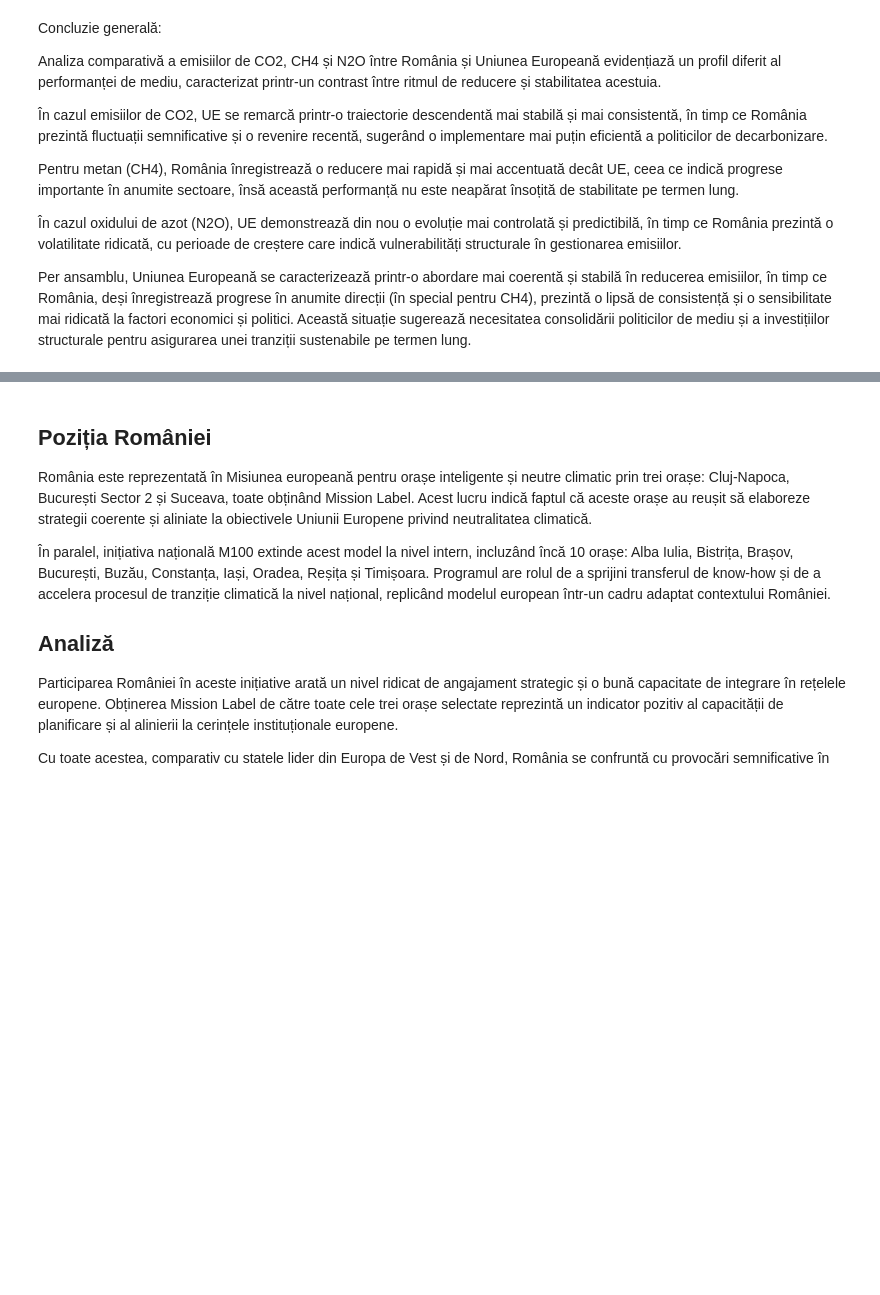
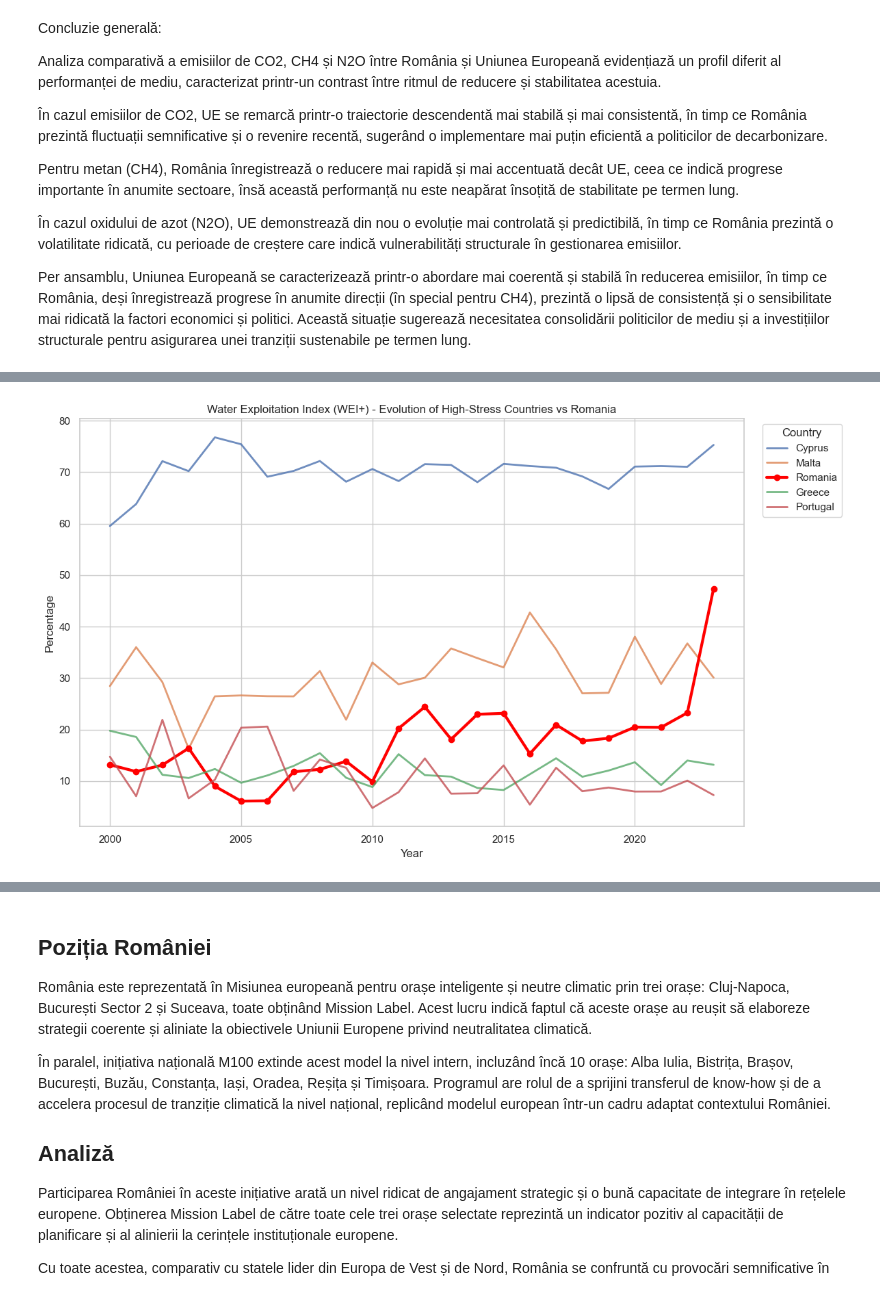
Before and after one commit to TimoscoAdelina/ICI_Proiect, a Jupyter notebook: notebooks/02_Romania_vs_Ue.ipynb, the cells around one changed output, grey strips where cells are left out. Saved outputs shown, nothing was run; the diff lists cells and outputs as text; code cells hidden in the pictures; blank space fills up the shorter version.

```diff
--- a/notebooks/02_Romania_vs_Ue.ipynb
+++ b/notebooks/02_Romania_vs_Ue.ipynb
@@ -496,0 +662,14 @@ figures_dir.mkdir(parents=True, exist_ok=True)
+# %%
+df_body = df_body[df_body["country"] != "GEO (Labels)"]
+df_body["country"] = df_body["country"].astype(str).str.strip()
+# %%
+df_water_long = df_body.melt(
+    id_vars="country",
+    var_name="year",
+    value_name="value"
+)
+# %%
+df_water_long["year"] = pd.to_numeric(df_water_long["year"], errors="coerce")
+df_water_long["value"] = pd.to_numeric(df_water_long["value"], errors="coerce")
+# %%
+df_water_long = df_water_long.dropna(subset=["year", "value"])
@@ -496,0 +692,55 @@ figures_dir.mkdir(parents=True, exist_ok=True)
+# %%
+import matplotlib.pyplot as plt
+import seaborn as sns
+
+sns.set_theme(style="whitegrid")
+
+# calcul medie pe toți anii ca să alegem top țări
+top_countries = (
+    df_water_long.groupby("country")["value"]
+    .mean()
+    .sort_values(ascending=False)
+    .head(5)
+    .index
+    .tolist()
+)
+
+# adăugăm România dacă nu e deja
+if "Romania" not in top_countries:
+    top_countries.append("Romania")
+
+df_plot = df_water_long[df_water_long["country"].isin(top_countries)]
+
+plt.figure(figsize=(12, 7))
+
+for country in top_countries:
+    temp = df_plot[df_plot["country"] == country]
+
+    if country == "Romania":
+        plt.plot(
+            temp["year"],
+            temp["value"],
+            marker="o",
+            linewidth=3,
+            color="red",
+            label="Romania"
+        )
+    else:
+        plt.plot(
+            temp["year"],
+            temp["value"],
+            linewidth=2,
+            alpha=0.8,
+            label=country
+        )
+
+plt.title("Water Exploitation Index (WEI+) - Evolution of High-Stress Countries vs Romania")
+plt.xlabel("Year")
+plt.ylabel("Percentage")
+plt.legend(title="Country", bbox_to_anchor=(1.02, 1), loc="upper left")
+
+plt.tight_layout()
+plt.savefig(figures_dir / "water_evolution_top_vs_romania.png", dpi=300)
+plt.show()
+# %% [output]
+[figure, added]
```
Also changed, not shown: parts of 19 cells of this notebook, 8 other files.
